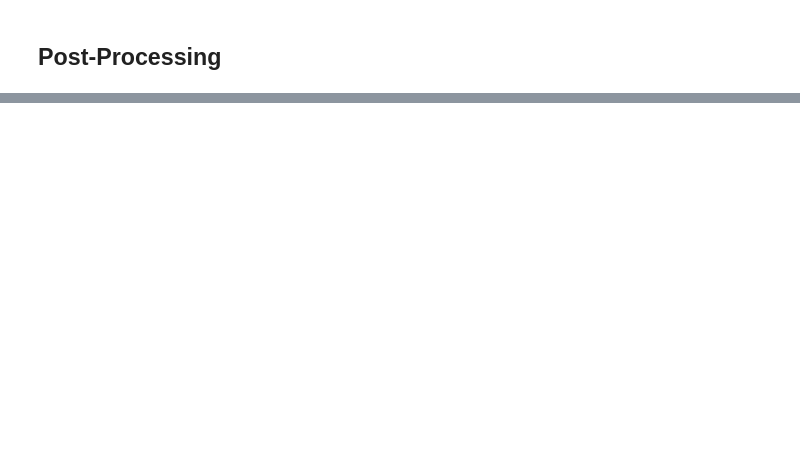
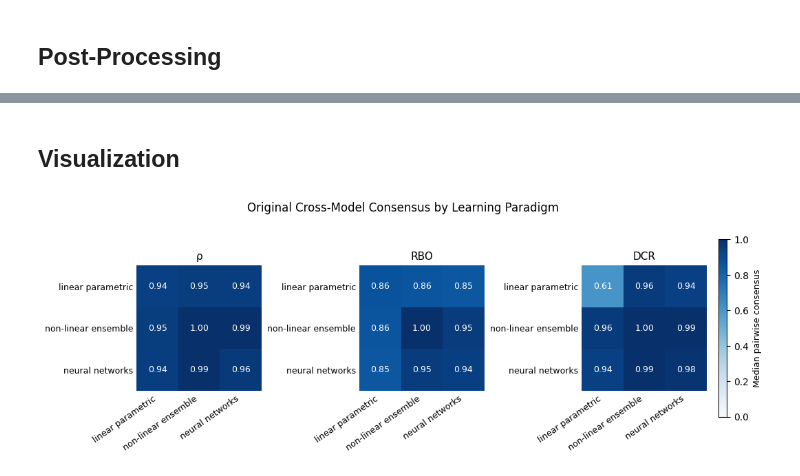
Before and after one commit to nickkunz/graph-capacity, a Jupyter notebook: notebooks/consensus.ipynb, the cells around one changed output, grey strips where cells are left out. Saved outputs shown, nothing was run; the diff lists cells and outputs as text; code cells hidden in the pictures; blank space fills up the shorter version.

```diff
--- a/notebooks/consensus.ipynb
+++ b/notebooks/consensus.ipynb
@@ -48,7 +56,8 @@ Original Data: 32 features, 25 observations
 ## Training
 # %%
 ## train models
-if "frontiers" not in globals():
+frontiers_current = globals().get("frontiers", dict())
+if len(frontiers_current) != len(models):
     frontiers = dict()
     for name, model in models.items():
         print(f"Training {name}...")
@@ -59,10 +68,12 @@ if "frontiers" not in globals():
             estimator_c = model.estimator_c,
             estimator_r = model.estimator_r,
             target = TARGET,
-            n_repeats = N_REPEATS,
-            random_state = RANDOM_STATE
+            n_repeat = N_REPEATS,
+            random_state = RANDOM_STATE,
         )
         frontiers[name] = fit_result["y_pred"]
+else:
+    frontiers = frontiers_current
 
 ## compute pairwise consensus
 results_list = list()
@@ -73,5 +84,5 @@ for (i, y_true), (j, y_pred) in combinations(iterable = frontiers.items(), r = 2
     results_list.append({
         "model_i": i,
         "model_j": j,
-        **metrics
+        **metrics,
     })
@@ -109,0 +116,10 @@ Pairwise agreement is high across learning paradigms. Median Spearman rho is 0.9
+# %% [markdown]
+## Visualization
+# %%
+## paradigm-level consensus heatmaps
+fig, ax, mat = plot_consensus(
+    results = results_data,
+    title = "Original Cross-Model Consensus by Learning Paradigm"
+)
+# %% [output]
+[figure, added]
```
Also changed, not shown: parts of 8 cells of this notebook, 3 other files.
